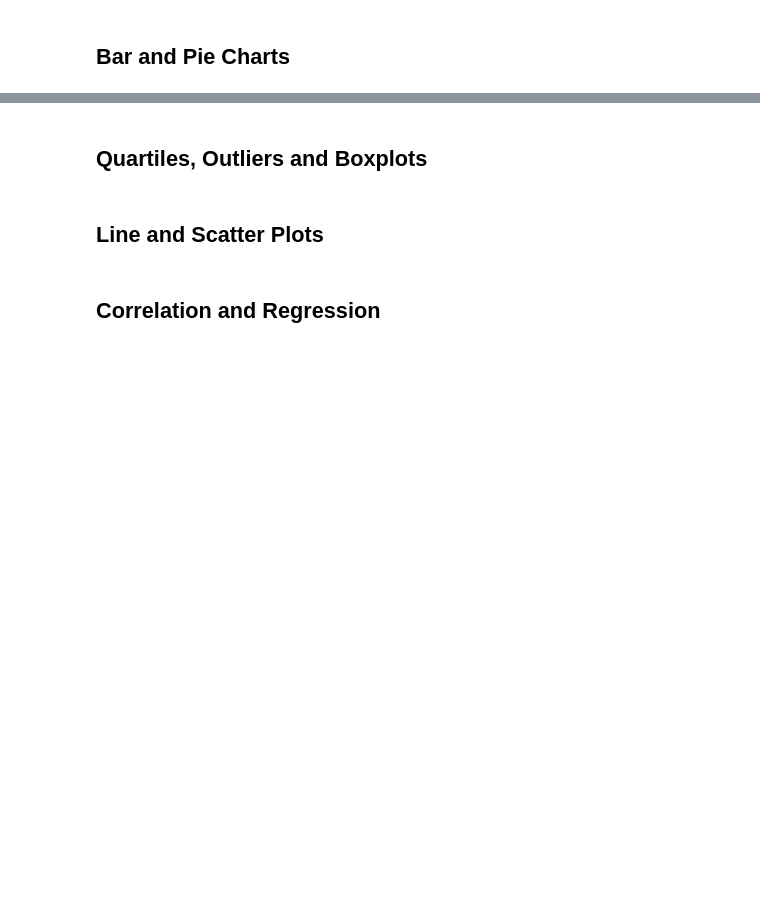
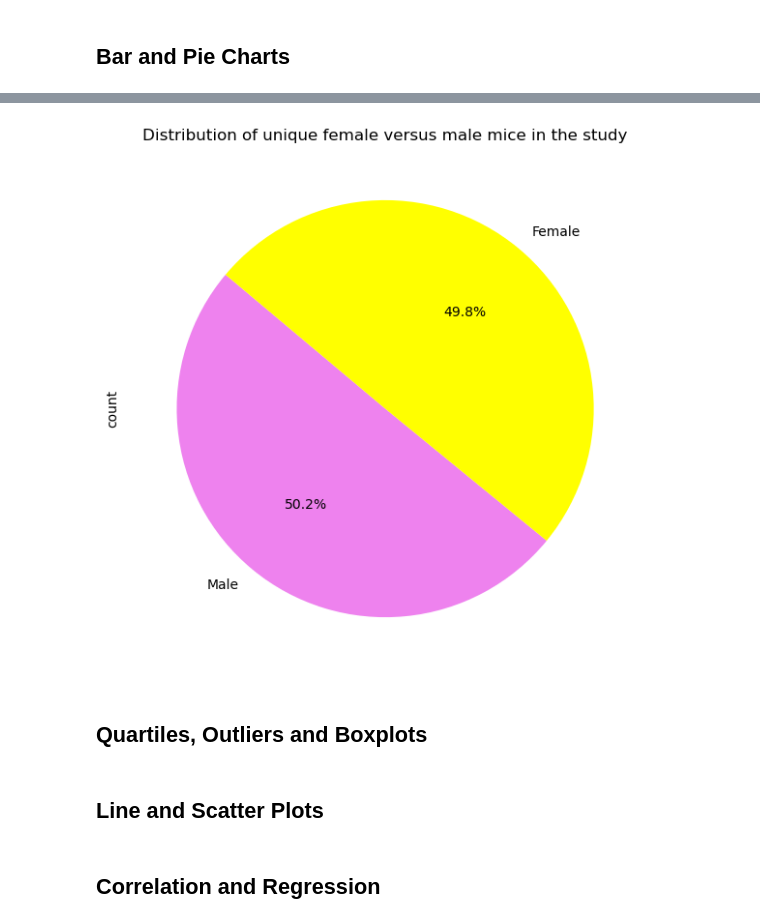
Before and after one commit to mascee/Challenge-5-Pymaceuticals, a Jupyter notebook: Challenge5_Pymaceuticals.ipynb, the cells around one changed output, grey strips where cells are left out. Saved outputs shown, nothing was run; the diff lists cells and outputs as text; code cells hidden in the pictures; blank space fills up the shorter version.

```diff
--- a/Challenge5_Pymaceuticals.ipynb
+++ b/Challenge5_Pymaceuticals.ipynb
@@ -93,7 +226,12 @@ data_complete.nunique()
 # %%
-# Generate a pie chart, using Pandas, showing the distribution of unique female versus male mice used in the study
-
+# Generate a pie chart, using pyplot, showing the distribution of unique female versus male mice used in the study
 # Get the unique mice with their gender
-
-
 # Make the pie chart
+unique_mice = clean_data[['Mouse ID', 'Sex']].drop_duplicates()
+gender_count = unique_mice['Sex'].value_counts()
+plt.figure(figsize=(10,10))
+gender_count.plot.pie(autopct='%1.1f%%', colors=['violet', 'yellow'], startangle=140, figsize=(10, 7))
+plt.title('Distribution of unique female versus male mice in the study')
+plt.show()
+# %% [output]
+[figure, added]
```
Also changed, not shown: parts of 17 cells of this notebook.
